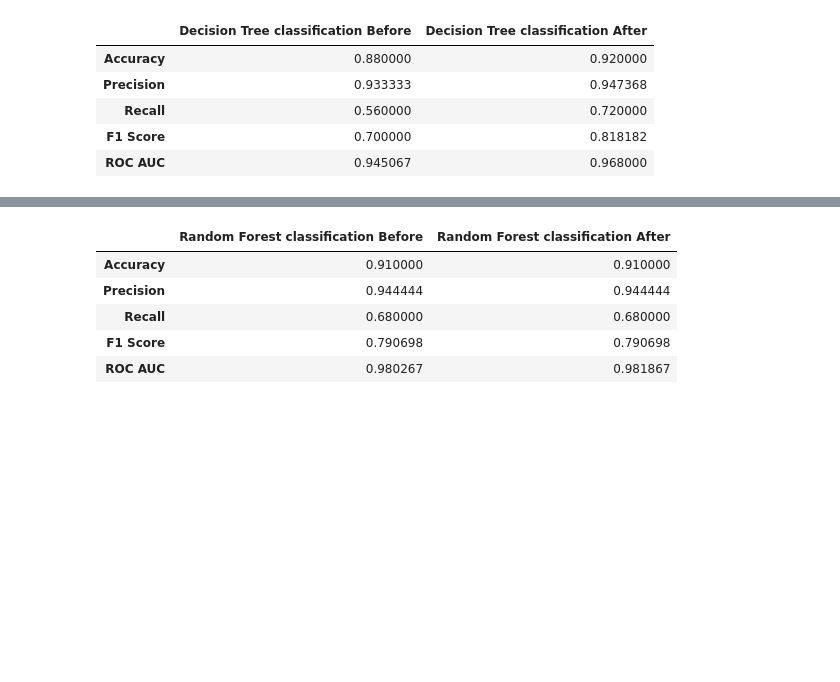
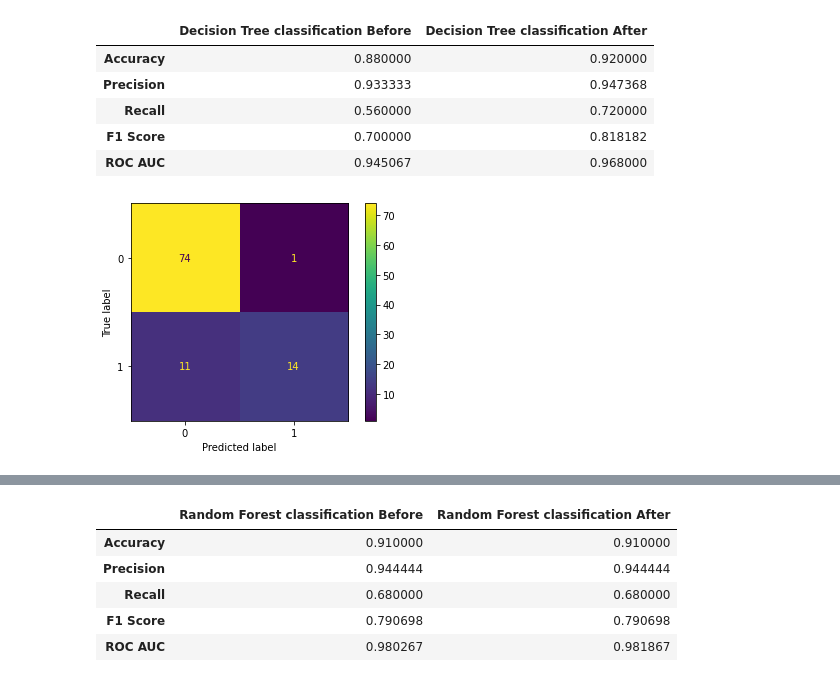
Before and after one commit to Megalodonte/BGHWSW, a Jupyter notebook: Aircraft-pred-main/predictive-maintenance-master/adesso.ipynb, the cells around one changed output, grey strips where cells are left out. Saved outputs shown, nothing was run; the diff lists cells and outputs as text; code cells hidden in the pictures; blank space fills up the shorter version.

```diff
--- a/Aircraft-pred-main/predictive-maintenance-master/adesso.ipynb
+++ b/Aircraft-pred-main/predictive-maintenance-master/adesso.ipynb
@@ -860,3 +852,0 @@ It's obvious that our dataset is not balanced; in this case, we should not depen
-# %%
-df_train = pd.read_csv('data/trainmine_selected.csv')
-df_test = pd.read_csv('data/testmine_selected.csv')
@@ -899,0 +896,5 @@ def get_classification_metrics(model, y_test, y_pred, y_score):
+# %%
+def plot_confusion_matrix(y_test, y_pred):
+    cm = confusion_matrix(y_test, y_pred)
+    disp = ConfusionMatrixDisplay(confusion_matrix=cm)
+    disp.plot()
@@ -925,3 +930,8 @@ final_dtrg
 | Recall | 0.560000 | 0.720000 |
 | F1 Score | 0.700000 | 0.818182 |
 | ROC AUC | 0.945067 | 0.968000 |
+# %%
+# confusion matrix before
+plot_confusion_matrix(y_test, y_test_predict_orig)
+# %% [output]
+[figure, added]
```
Also changed, not shown: parts of 35 cells of this notebook.
